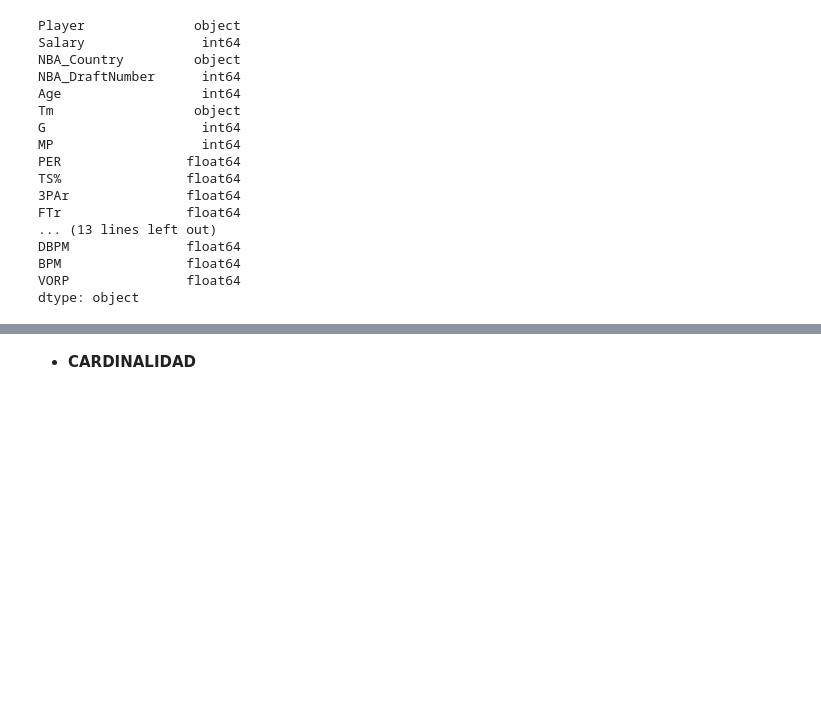
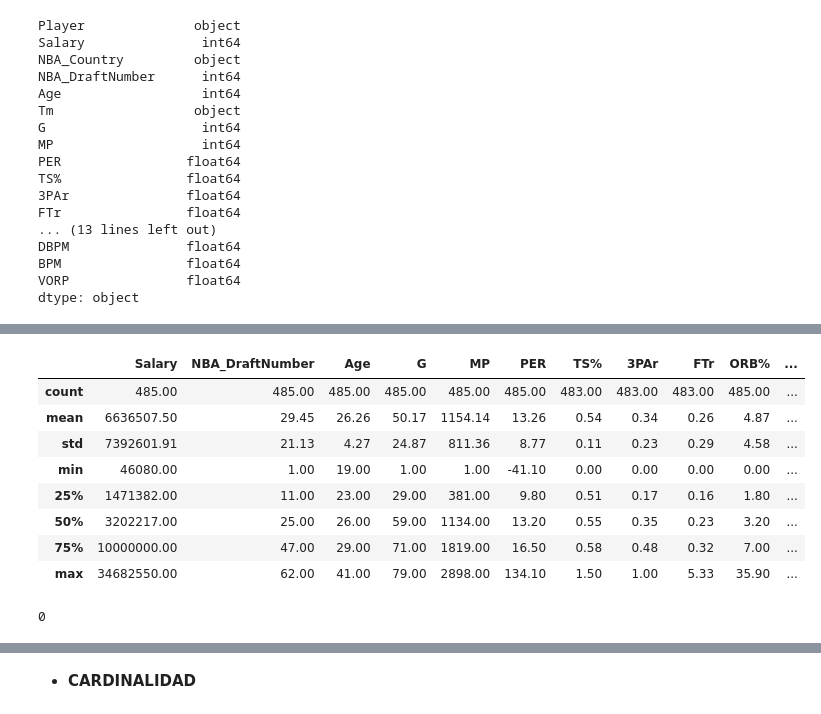
Before and after one commit to ItziCG/EDA_NBA, a Jupyter notebook: src/utils/EDA.ipynb, the cells around one changed output, grey strips where cells are left out. Saved outputs shown, nothing was run; the diff lists cells and outputs as text; code cells hidden in the pictures; blank space fills up the shorter version.

```diff
--- a/src/utils/EDA.ipynb
+++ b/src/utils/EDA.ipynb
@@ -103,0 +89,16 @@ df.describe(include="all")
+# %%
+df.describe(exclude="object").round(2)
+# %% [output]
+|  | Salary | NBA_DraftNumber | Age | G | MP | PER | TS% | 3PAr | FTr | ORB% | ... |
+| count | 485.00 | 485.00 | 485.00 | 485.00 | 485.00 | 485.00 | 483.00 | 483.00 | 483.00 | 485.00 | ... |
+| mean | 6636507.50 | 29.45 | 26.26 | 50.17 | 1154.14 | 13.26 | 0.54 | 0.34 | 0.26 | 4.87 | ... |
+| std | 7392601.91 | 21.13 | 4.27 | 24.87 | 811.36 | 8.77 | 0.11 | 0.23 | 0.29 | 4.58 | ... |
+| min | 46080.00 | 1.00 | 19.00 | 1.00 | 1.00 | -41.10 | 0.00 | 0.00 | 0.00 | 0.00 | ... |
+| 25% | 1471382.00 | 11.00 | 23.00 | 29.00 | 381.00 | 9.80 | 0.51 | 0.17 | 0.16 | 1.80 | ... |
+| 50% | 3202217.00 | 25.00 | 26.00 | 59.00 | 1134.00 | 13.20 | 0.55 | 0.35 | 0.23 | 3.20 | ... |
+| 75% | 10000000.00 | 47.00 | 29.00 | 71.00 | 1819.00 | 16.50 | 0.58 | 0.48 | 0.32 | 7.00 | ... |
+| max | 34682550.00 | 62.00 | 41.00 | 79.00 | 2898.00 | 134.10 | 1.50 | 1.00 | 5.33 | 35.90 | ... |
+# %%
+df.duplicated().sum()
+# %% [output]
+0
```
Also changed, not shown: parts of 4 cells of this notebook.
